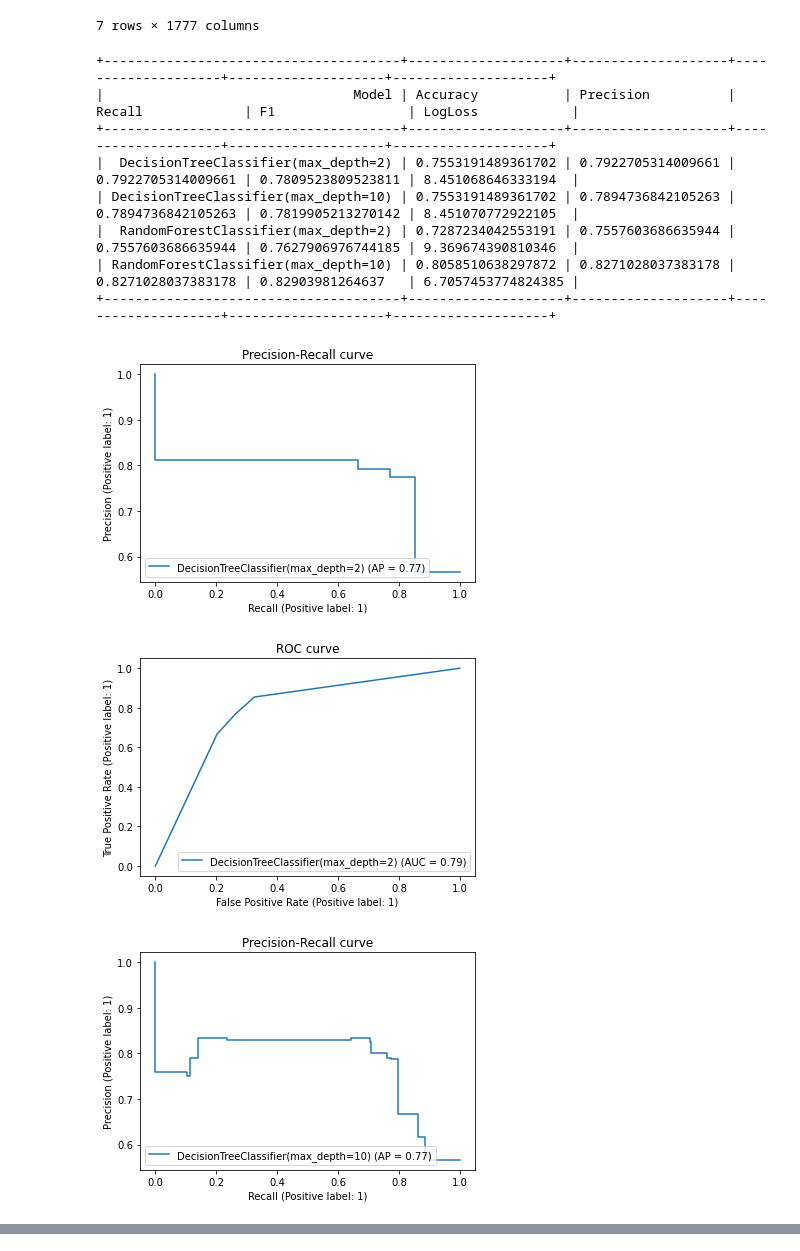
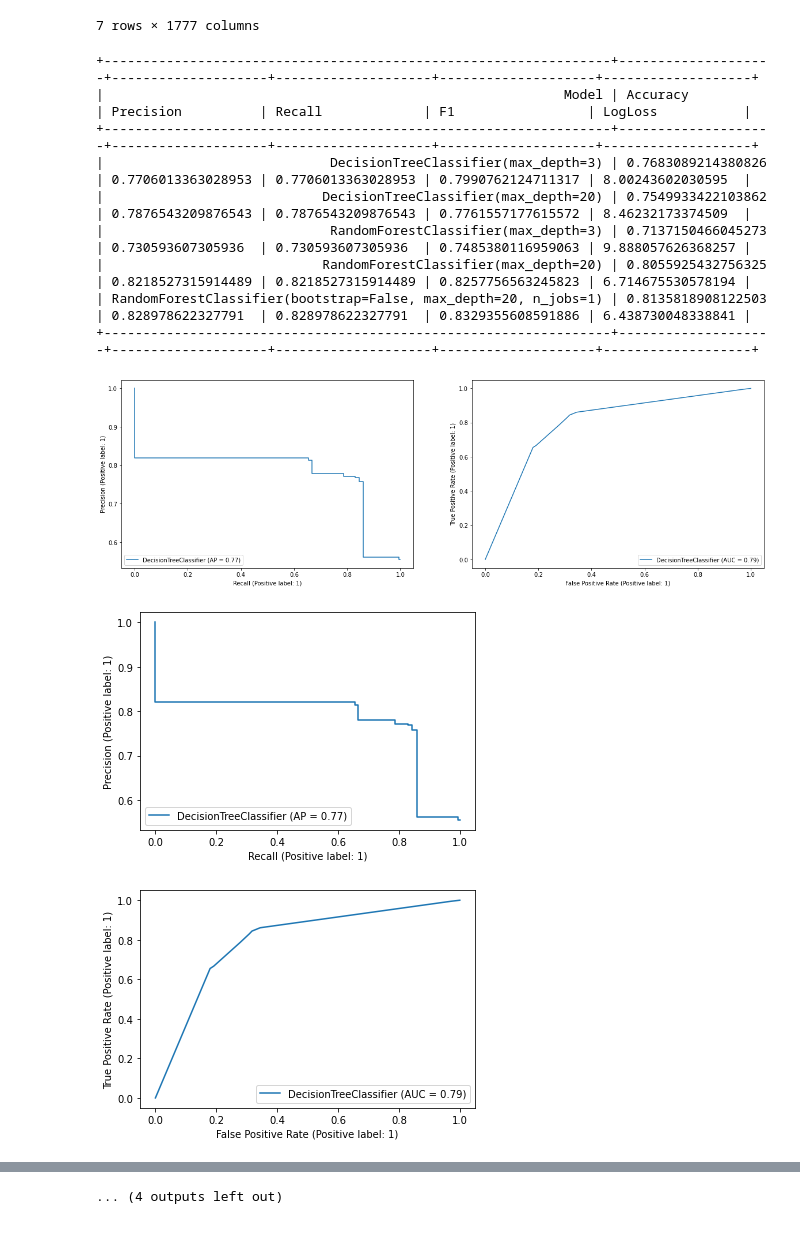
Before and after one commit to zer0deck/MLT, a Jupyter notebook: lab1/lab1.ipynb, the cells around one changed output, grey strips where cells are left out. Cells and saved outputs as stored; diff of their text form; code cells hidden in the pictures.

```diff
--- a/lab1/lab1.ipynb
+++ b/lab1/lab1.ipynb
@@ -12,7 +13,7 @@ df = pd.read_csv("bioresponse.csv")
 ydf = df['Activity']
 xdf = df.drop(columns = ['Activity'],axis = 1)
 X_train, X_test, y_train, y_test = train_test_split(
-        xdf, ydf, test_size=0.1, random_state=42)
+        xdf, ydf, test_size=0.2, random_state=68)
 df.head(7)
 # %% [output]
 |  | Activity | D1 | D2 | D3 | D4 | D5 | D6 | D7 | D8 | D9 | ... | ... |
@@ -24,49 +25,52 @@ df.head(7)
 | 5 | 0 | 0.133333 | 0.771035 | 0.20 | 0.25 | 0.122153 | 0.677398 | 0.267224 | 0.611112 | 0.701421 | ... | ... |
 | 6 | 1 | 0.066700 | 0.567401 | 0.10 | 0.00 | 0.116578 | 0.689802 | 0.274886 | 0.548509 | 0.785429 | ... | ... |
 7 rows × 1777 columns
+# %%
+def output(model, X_test, y_test, name1):
+    fig, (ax1, ax2) = plt.subplots(1, 2, figsize=(20, 6))
+    PrecisionRecallDisplay.from_estimator(model, X_test, y_test).plot(ax=ax1)
+    RocCurveDisplay.from_estimator(model, X_test, y_test).plot(ax=ax2)
+    # plt.title(name1, fontsize = 15)
+    # plt.show()
 # %%
 table = PrettyTable()
 table.field_names = ["Model", "Accuracy", "Precision", "Recall", "F1", "LogLoss"]
-
+# plt.figure(figsize=(20,30))
+# it = 0
 models = {
-    "SDT": DecisionTreeClassifier(max_depth=2),
-    "DDT": DecisionTreeClassifier(max_depth=10),
-    "RFS": RandomForestClassifier(max_depth=2),
-    "RFD": RandomForestClassifier(max_depth=10)
+    "SDT": DecisionTreeClassifier(max_depth=3),
+    "DDT": DecisionTreeClassifier(max_depth=20),
+    "RFS": RandomForestClassifier(max_depth=3),
+    "RFD": RandomForestClassifier(max_depth=20),
+    "RFDG": RandomForestClassifier(max_depth=20, criterion='gini', bootstrap=False, n_jobs=1),
 }
 for i in models.keys():
     model = models[i]
     model.fit(X_train, y_train)
     y_pred = model.predict(X_test)
-    prec = precision_score(y_test, y_pred)
-    acc = accuracy_score(y_test, y_pred)
+    # y_pred_proba = model.predict_proba(X_test)
     table.add_row([str(models[i]),
                     accuracy_score(y_test, y_pred),
                     precision_score(y_test, y_pred),
                     recall_score(y_pred, y_test),
                     f1_score(y_test, y_pred),
                     log_loss(y_test, y_pred)])
-    display = PrecisionRecallDisplay.from_estimator(
-    model, X_test, y_test, name=str(models[i])
-    )
-    _ = display.ax_.set_title("Precision-Recall curve")
-    display = RocCurveDisplay.from_estimator(
-    model, X_test, y_test, name=str(models[i])
-    )
-    _ = display.ax_.set_title("ROC curve")
+    output(model, X_test, y_test, str(models[i]))
+    # it +=1
 
 table.align = 'l'
 table.align['Model'] = 'r'
 print(table)
 # %% [output]
-+--------------------------------------+--------------------+--------------------+--------------------+--------------------+--------------------+
-|                                Model | Accuracy           | Precision          | Recall             | F1                 | LogLoss            |
-+--------------------------------------+--------------------+--------------------+--------------------+--------------------+--------------------+
-|  DecisionTreeClassifier(max_depth=2) | 0.7553191489361702 | 0.7922705314009661 | 0.7922705314009661 | 0.7809523809523811 | 8.451068646333194  |
-| DecisionTreeClassifier(max_depth=10) | 0.7553191489361702 | 0.7894736842105263 | 0.7894736842105263 | 0.7819905213270142 | 8.451070772922105  |
-|  RandomForestClassifier(max_depth=2) | 0.7287234042553191 | 0.7557603686635944 | 0.7557603686635944 | 0.7627906976744185 | 9.369674390810346  |
-| RandomForestClassifier(max_depth=10) | 0.8058510638297872 | 0.8271028037383178 | 0.8271028037383178 | 0.82903981264637   | 6.7057453774824385 |
-+--------------------------------------+--------------------+--------------------+--------------------+--------------------+--------------------+
++-----------------------------------------------------------------+--------------------+--------------------+--------------------+--------------------+-------------------+
+|                                                           Model | Accuracy           | Precision          | Recall             | F1                 | LogLoss           |
++-----------------------------------------------------------------+--------------------+--------------------+--------------------+--------------------+-------------------+
+|                             DecisionTreeClassifier(max_depth=3) | 0.7683089214380826 | 0.7706013363028953 | 0.7706013363028953 | 0.7990762124711317 | 8.00243602030595  |
+|                            DecisionTreeClassifier(max_depth=20) | 0.7549933422103862 | 0.7876543209876543 | 0.7876543209876543 | 0.7761557177615572 | 8.46232173374509  |
+|                             RandomForestClassifier(max_depth=3) | 0.7137150466045273 | 0.730593607305936  | 0.730593607305936  | 0.7485380116959063 | 9.888057626368257 |
+|                            RandomForestClassifier(max_depth=20) | 0.8055925432756325 | 0.8218527315914489 | 0.8218527315914489 | 0.8257756563245823 | 6.714675530578194 |
+| RandomForestClassifier(bootstrap=False, max_depth=20, n_jobs=1) | 0.8135818908122503 | 0.828978622327791  | 0.828978622327791  | 0.8329355608591886 | 6.438730048338841 |
++-----------------------------------------------------------------+--------------------+--------------------+--------------------+--------------------+-------------------+
-[figure, old version]
+[figure, new version]
-[figure, old version]
+[figure, new version]
-[figure, old version]
+[figure, new version]
@@ -77,0 +85 @@ print(table)
+... (4 outputs left out)
```
Also changed, not shown: parts of 2 cells of this notebook.
